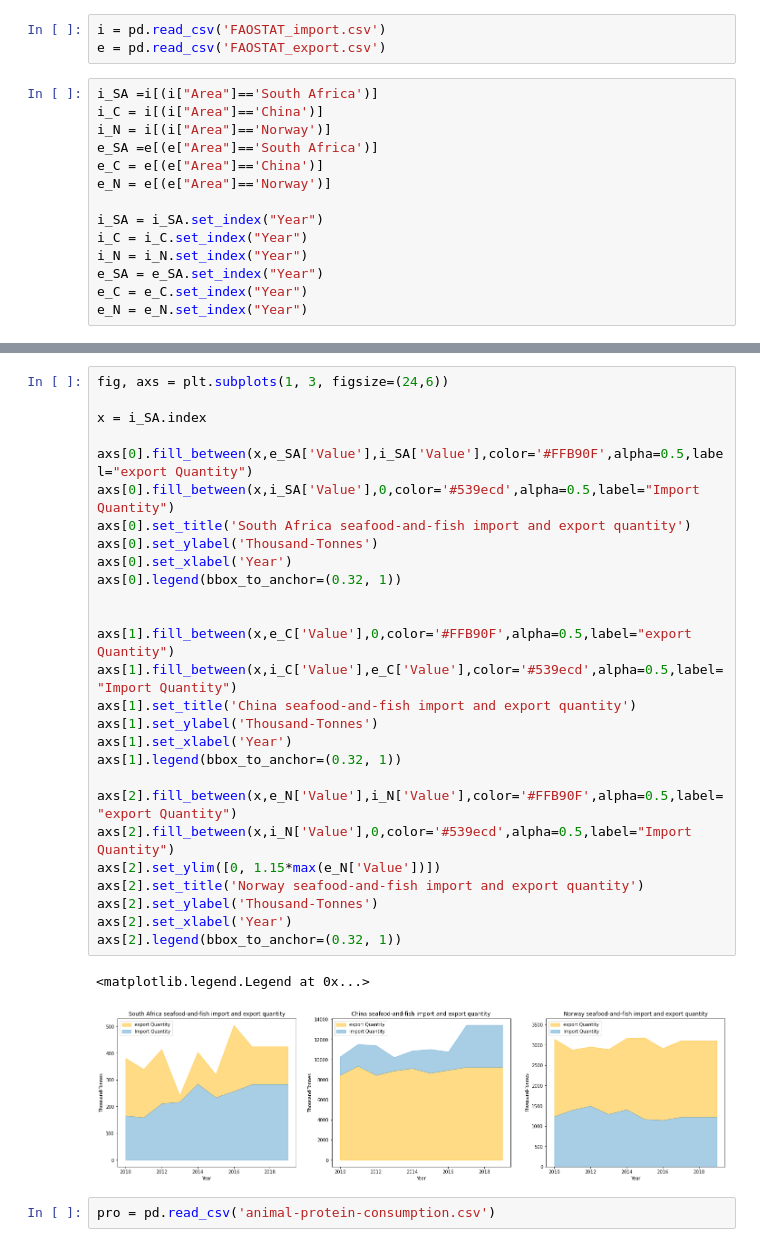
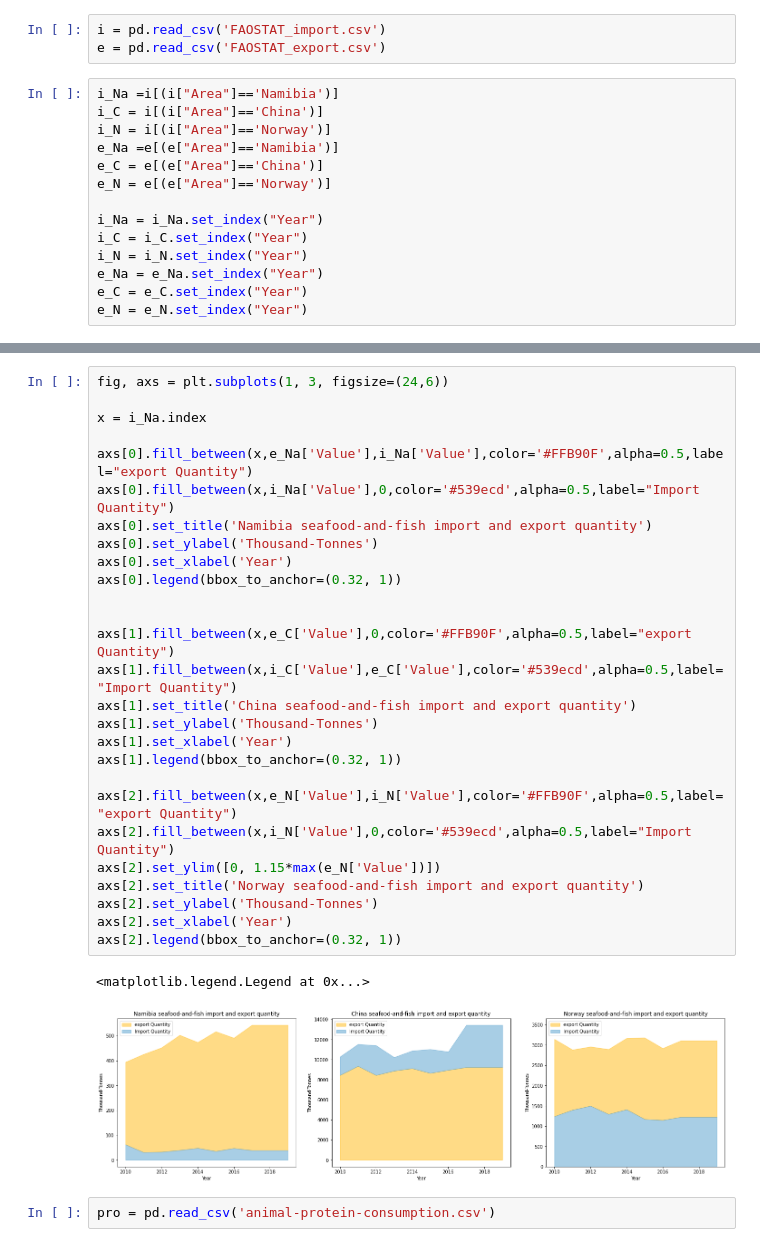
Before and after one commit to simonmoesorensen/socialdata-overfishing, a Jupyter notebook: notebooks/protein.ipynb, the cells around one changed output, grey strips where cells are left out. Cells and saved outputs as stored; diff of their text form.

```diff
--- a/notebooks/protein.ipynb
+++ b/notebooks/protein.ipynb
@@ -98,16 +66,16 @@ Text(0.5, 0, 'Year')
 i = pd.read_csv('FAOSTAT_import.csv')
 e = pd.read_csv('FAOSTAT_export.csv')
 # %%
-i_SA =i[(i["Area"]=='South Africa')]
+i_Na =i[(i["Area"]=='Namibia')]
 i_C = i[(i["Area"]=='China')]
 i_N = i[(i["Area"]=='Norway')]
-e_SA =e[(e["Area"]=='South Africa')]
+e_Na =e[(e["Area"]=='Namibia')]
 e_C = e[(e["Area"]=='China')]
 e_N = e[(e["Area"]=='Norway')]
 
-i_SA = i_SA.set_index("Year")
+i_Na = i_Na.set_index("Year")
 i_C = i_C.set_index("Year")
 i_N = i_N.set_index("Year")
-e_SA = e_SA.set_index("Year")
+e_Na = e_Na.set_index("Year")
 e_C = e_C.set_index("Year")
 e_N = e_N.set_index("Year")
@@ -129,33 +82,33 @@ i_SA
 # %%
 fig, axs = plt.subplots(1, 3, figsize=(24,6))
 
-x = i_SA.index
+x = i_Na.index
 
-axs[0].fill_between(x,e_SA['Value'],i_SA['Value'],color='#FFB90F',alpha=0.5,label="export Quantity")
-axs[0].fill_between(x,i_SA['Value'],0,color='#539ecd',alpha=0.5,label="Import Quantity")
-axs[0].set_title('South Africa seafood-and-fish import and export quantity')
+axs[0].fill_between(x,e_Na['Value'],i_Na['Value'],color='#FFB90F',alpha=0.5,label="export Quantity")
+axs[0].fill_between(x,i_Na['Value'],0,color='#539ecd',alpha=0.5,label="Import Quantity")
+axs[0].set_title('Namibia seafood-and-fish import and export quantity')
 axs[0].set_ylabel('Thousand-Tonnes')
 axs[0].set_xlabel('Year')
 axs[0].legend(bbox_to_anchor=(0.32, 1))
 
 
 axs[1].fill_between(x,e_C['Value'],0,color='#FFB90F',alpha=0.5,label="export Quantity")
 axs[1].fill_between(x,i_C['Value'],e_C['Value'],color='#539ecd',alpha=0.5,label="Import Quantity")
 axs[1].set_title('China seafood-and-fish import and export quantity')
 axs[1].set_ylabel('Thousand-Tonnes')
 axs[1].set_xlabel('Year')
 axs[1].legend(bbox_to_anchor=(0.32, 1))
 
 axs[2].fill_between(x,e_N['Value'],i_N['Value'],color='#FFB90F',alpha=0.5,label="export Quantity")
 axs[2].fill_between(x,i_N['Value'],0,color='#539ecd',alpha=0.5,label="Import Quantity")
 axs[2].set_ylim([0, 1.15*max(e_N['Value'])])
 axs[2].set_title('Norway seafood-and-fish import and export quantity')
 axs[2].set_ylabel('Thousand-Tonnes')
 axs[2].set_xlabel('Year')
 axs[2].legend(bbox_to_anchor=(0.32, 1))
 # %% [output]
 <matplotlib.legend.Legend at 0x...>
-[figure, old version]
+[figure, new version]
 # %%
 pro = pd.read_csv('animal-protein-consumption.csv')
 # %%
```
Also changed, not shown: parts of 52 cells of this notebook.
